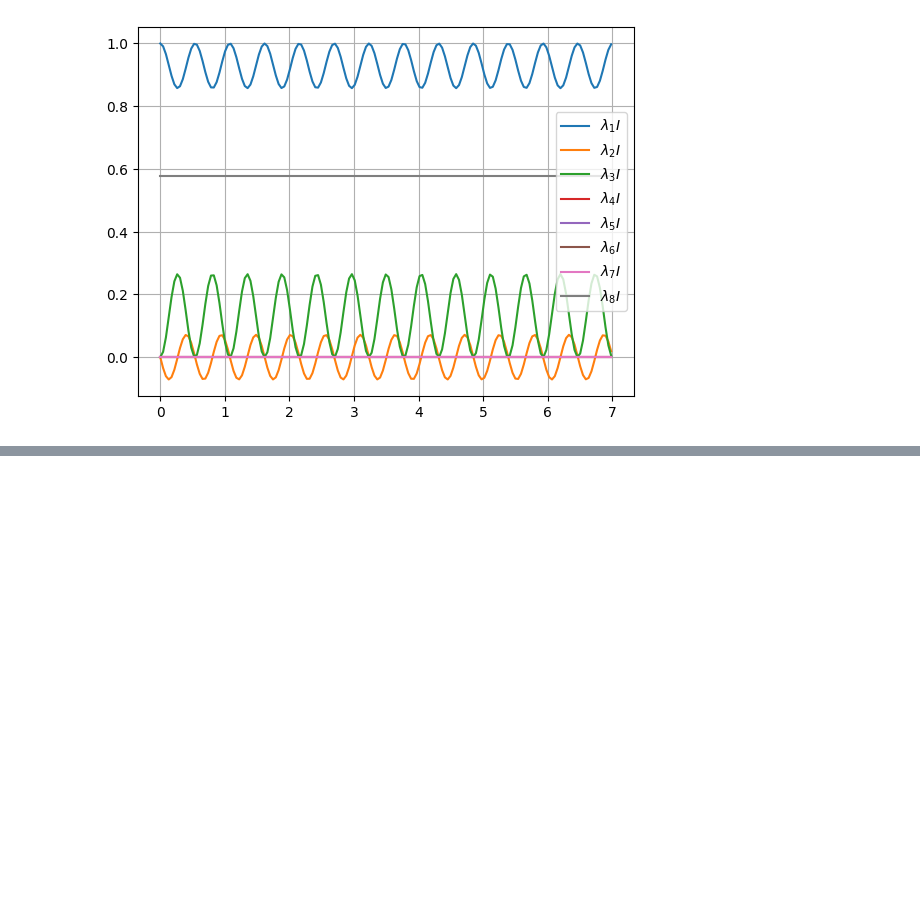
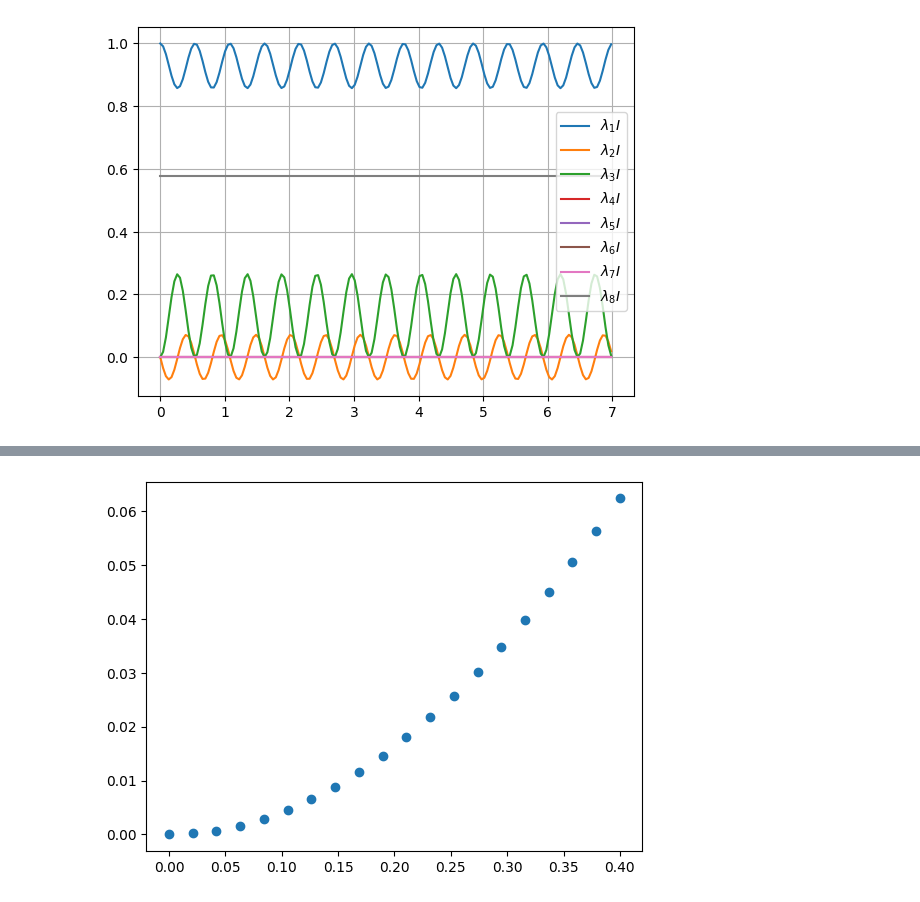
Before and after one commit to UTokyo-ICEPP/qudit-sim, a Jupyter notebook: examples/validation/sim.ipynb, the cells around one changed output, grey strips where cells are left out. Saved outputs shown, nothing was run; the diff lists cells and outputs as text; code cells hidden in the pictures; blank space fills up the shorter version.

Commit message:
parametric drive also working with JAX

```diff
--- a/examples/validation/sim.ipynb
+++ b/examples/validation/sim.ipynb
@@ -14,5 +14,6 @@ import matplotlib.pyplot as plt
 from rqutils.math import matrix_exp
 import rqutils.paulis as paulis
 import qudit_sim
+import qudit_sim.pulse as qpulse
 
-#qudit_sim.config.pulse_sim_solver = 'jax'
+qudit_sim.config.pulse_sim_solver = 'jax'
@@ -314,0 +318,19 @@ INFO:qudit_sim.pulse_sim:Static Hamiltonian built. Exponentiating..
+# %%
+frequency = qudit_sim.Parameter('frequency')
+amp = qudit_sim.Parameter('amp')
+
+sequence = qudit_sim.PulseSequence([
+    qudit_sim.SetFrequency(frequency),
+    qpulse.Gaussian(duration=0.4, amp=amp, sigma=0.1)
+])
+
+hgen = qudit_sim.HamiltonianBuilder(3)
+hgen.add_qudit(qubit_frequency=100., anharmonicity=-8., drive_amplitude=6., qudit_id='q0')
+hgen.add_drive('q0', frequency=101., sequence=sequence)
+# %%
+amplitudes = np.linspace(0., 0.4, 20)
+drive_args = list({'frequency': 100., 'amp': a} for a in amplitudes)
+
+tlist = hgen.make_tlist(points_per_cycle=10, duration=sequence.duration, frame='lab', freq_args=drive_args[0])
+psi0 = qtp.basis(3, 0)
+results = qudit_sim.pulse_sim(hgen, tlist=tlist, psi0=psi0, drive_args=drive_args, final_only=True, log_level=logging.INFO)
@@ -314,0 +355,4 @@ INFO:qudit_sim.pulse_sim:Static Hamiltonian built. Exponentiating..
+# %%
+plt.scatter(amplitudes, np.square(np.abs(list(result.states[-1][1] for result in results))));
+# %% [output]
+[figure, added]
```
Also changed, not shown: parts of 15 cells of this notebook, 6 other files.
